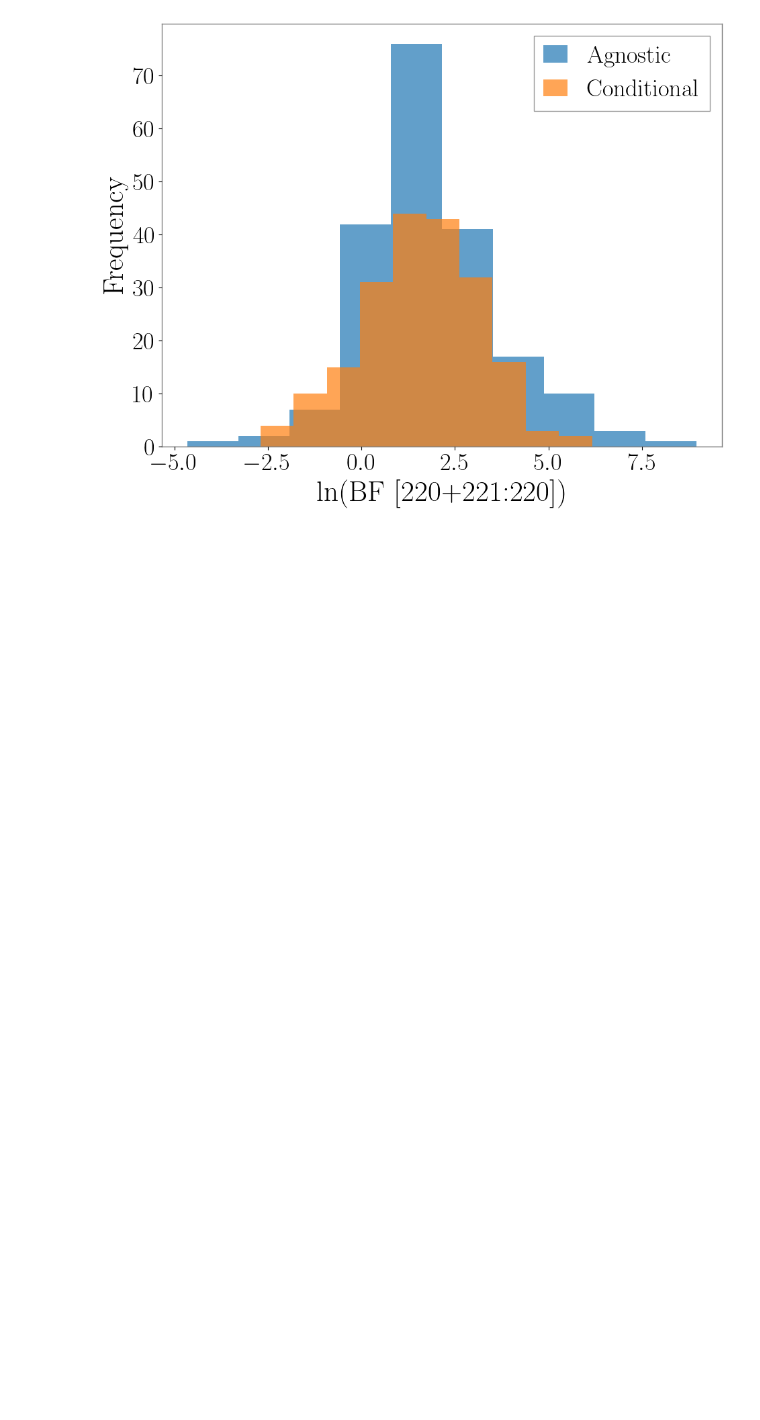
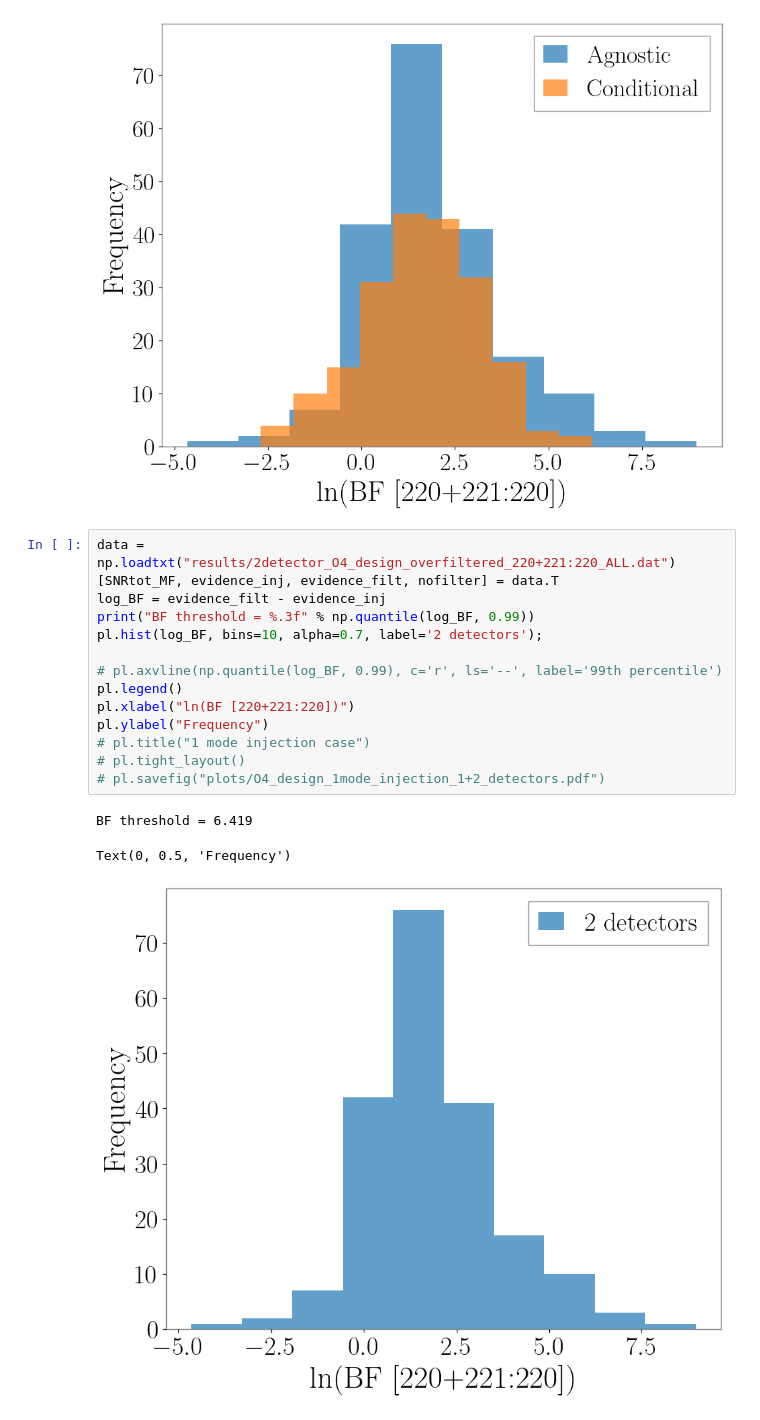
Before and after one commit to Lu-Neil/qnm_filter, a Jupyter notebook: code_demo/paper_plots/bg_thresh_viewResults.ipynb, the cells around one changed output. Drawn from its saved outputs; the diff is of its cells as text; blank space fills up the shorter version.

Commit message:
WIP paper plots

```diff
--- a/code_demo/paper_plots/bg_thresh_viewResults.ipynb
+++ b/code_demo/paper_plots/bg_thresh_viewResults.ipynb
@@ -93,3 +93,21 @@ pl.savefig("plots/O4_design_1mode_injection_agnostic_conditional.pdf")
 BF threshold = 6.419
 BF threshold = 4.852
 [figure]
+# %%
+data = np.loadtxt("results/2detector_O4_design_overfiltered_220+221:220_ALL.dat")
+[SNRtot_MF, evidence_inj, evidence_filt, nofilter] = data.T
+log_BF = evidence_filt - evidence_inj
+print("BF threshold = %.3f" % np.quantile(log_BF, 0.99))
+pl.hist(log_BF, bins=10, alpha=0.7, label='2 detectors');
+
+# pl.axvline(np.quantile(log_BF, 0.99), c='r', ls='--', label='99th percentile')
+pl.legend()
+pl.xlabel("ln(BF [220+221:220])")
+pl.ylabel("Frequency")
+# pl.title("1 mode injection case")
+# pl.tight_layout()
+# pl.savefig("plots/O4_design_1mode_injection_1+2_detectors.pdf")
+# %% [output]
+BF threshold = 6.419
+Text(0, 0.5, 'Frequency')
+[figure, added]
```
Also changed, not shown: parts of 2 cells of this notebook, 3 other files.
